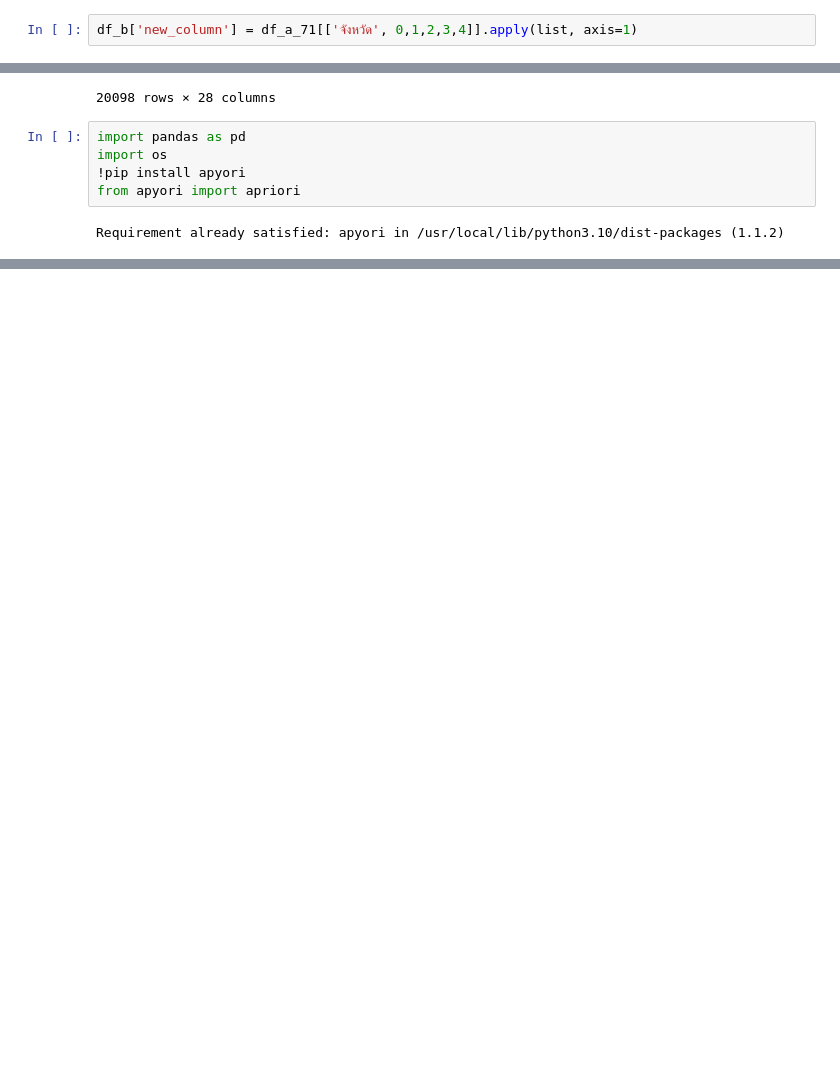
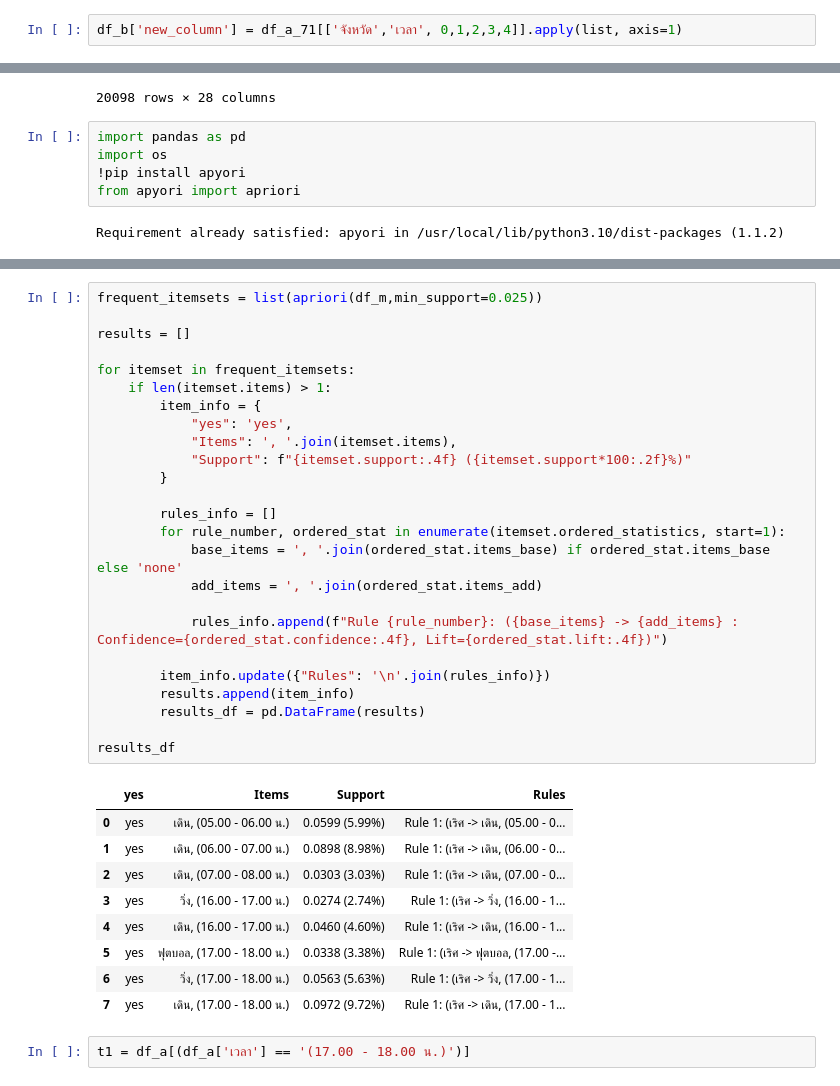
Before and after one commit to Tonry12/BSC_DPDM23, a Jupyter notebook: newasso.ipynb, the cells around one changed output, grey strips where cells are left out. Drawn from its saved outputs; the diff is of its cells as text; blank space fills up the shorter version.

```diff
--- a/newasso.ipynb
+++ b/newasso.ipynb
@@ -540,6 +542,6 @@ df_a
 | 20097 | 2565 | ภาคใต้ | นราธิวาส | ระแงะ | ตันหยงมัส | หญิง | 15-35 | ปริญญาตรี | สมรส | ไม่มี | ... |
 20053 rows × 28 columns
 # %%
-df_b['new_column'] = df_a_71[['จังหวัด', 0,1,2,3,4]].apply(list, axis=1)
+df_b['new_column'] = df_a_71[['จังหวัด','เวลา', 0,1,2,3,4]].apply(list, axis=1)
 # %%
 df_b['for_association'] = df_b['new_column'].apply(lambda x: [i for i in x if i != 99] if isinstance(x, list) else [])
@@ -593,0 +597,37 @@ RelationRecord(items=frozenset({'เดิน', 'เชียงราย'}), su
+# %%
+frequent_itemsets = list(apriori(df_m,min_support=0.025))
+
+results = []
+
+for itemset in frequent_itemsets:
+    if len(itemset.items) > 1:
+        item_info = {
+            "yes": 'yes',
+            "Items": ', '.join(itemset.items),
+            "Support": f"{itemset.support:.4f} ({itemset.support*100:.2f}%)"
+        }
+
+        rules_info = []
+        for rule_number, ordered_stat in enumerate(itemset.ordered_statistics, start=1):
+            base_items = ', '.join(ordered_stat.items_base) if ordered_stat.items_base else 'none'
+            add_items = ', '.join(ordered_stat.items_add)
+
+            rules_info.append(f"Rule {rule_number}: ({base_items} -> {add_items} : Confidence={ordered_stat.confidence:.4f}, Lift={ordered_stat.lift:.4f})")
+
+        item_info.update({"Rules": '\n'.join(rules_info)})
+        results.append(item_info)
+        results_df = pd.DataFrame(results)
+
+results_df
+# %% [output]
+|  | yes | Items | Support | Rules |
+| 0 | yes | เดิน, (05.00 - 06.00 น.) | 0.0599 (5.99%) | Rule 1: (เริศ -> เดิน, (05.00 - 0... |
+| 1 | yes | เดิน, (06.00 - 07.00 น.) | 0.0898 (8.98%) | Rule 1: (เริศ -> เดิน, (06.00 - 0... |
+| 2 | yes | เดิน, (07.00 - 08.00 น.) | 0.0303 (3.03%) | Rule 1: (เริศ -> เดิน, (07.00 - 0... |
+| 3 | yes | วิ่ง, (16.00 - 17.00 น.) | 0.0274 (2.74%) | Rule 1: (เริศ -> วิ่ง, (16.00 - 1... |
+| 4 | yes | เดิน, (16.00 - 17.00 น.) | 0.0460 (4.60%) | Rule 1: (เริศ -> เดิน, (16.00 - 1... |
+| 5 | yes | ฟุตบอล, (17.00 - 18.00 น.) | 0.0338 (3.38%) | Rule 1: (เริศ -> ฟุตบอล, (17.00 -... |
+| 6 | yes | วิ่ง, (17.00 - 18.00 น.) | 0.0563 (5.63%) | Rule 1: (เริศ -> วิ่ง, (17.00 - 1... |
+| 7 | yes | เดิน, (17.00 - 18.00 น.) | 0.0972 (9.72%) | Rule 1: (เริศ -> เดิน, (17.00 - 1... |
+# %%
+t1 = df_a[(df_a['เวลา'] == '(17.00 - 18.00 น.)')]
```
Also changed, not shown: parts of 12 cells of this notebook.
